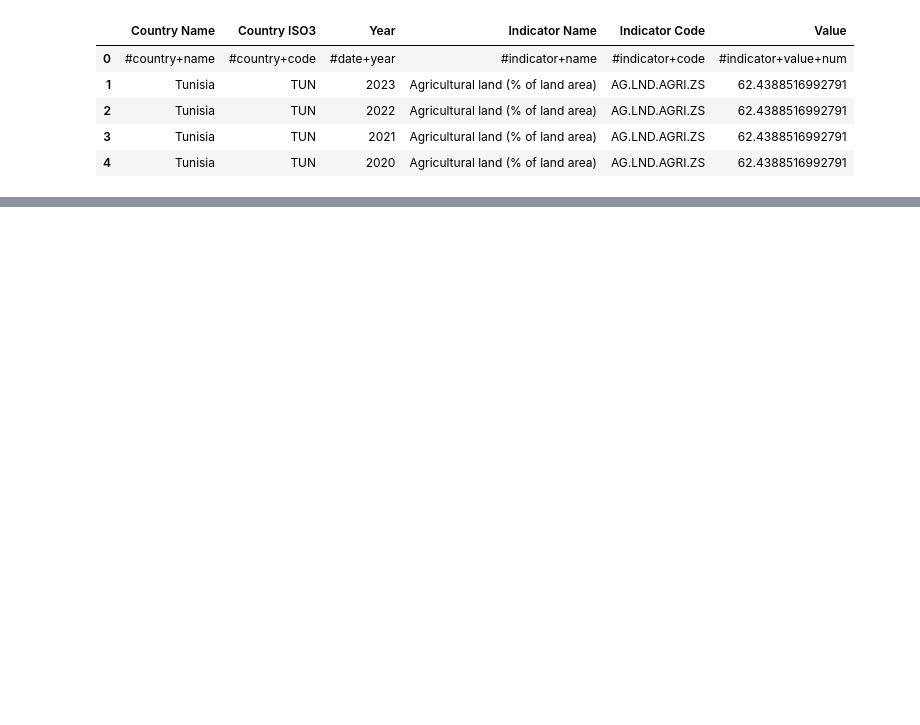
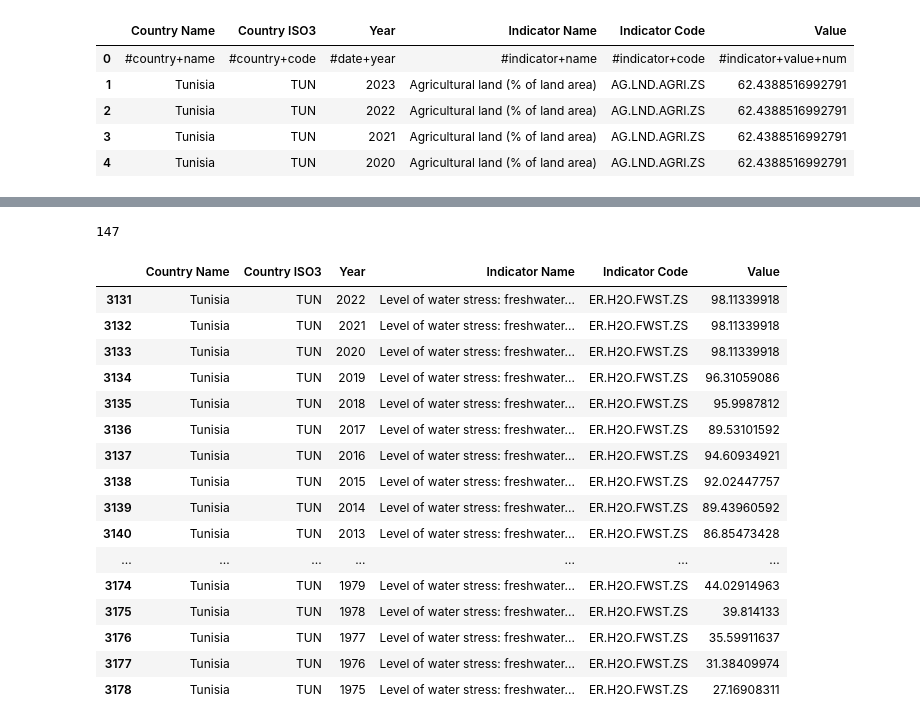
Before and after one commit to FarahR01/tunisia_water_stress, a Jupyter notebook: notebooks/01_data_exploration.ipynb, the cells around one changed output, grey strips where cells are left out. Cells and saved outputs as stored; diff of their text form; code cells hidden in the pictures; blank space fills up the shorter version.

```diff
--- a/notebooks/01_data_exploration.ipynb
+++ b/notebooks/01_data_exploration.ipynb
@@ -24,0 +53,24 @@ df.head()
+# %%
+df["Indicator Name"].nunique()
+# %% [output]
+147
+# %%
+df[df["Indicator Name"].str.contains("water stress", case=False, na=False)]
+# %% [output]
+|  | Country Name | Country ISO3 | Year | Indicator Name | Indicator Code | Value |
+| 3131 | Tunisia | TUN | 2022 | Level of water stress: freshwater... | ER.H2O.FWST.ZS | 98.11339918 |
+| 3132 | Tunisia | TUN | 2021 | Level of water stress: freshwater... | ER.H2O.FWST.ZS | 98.11339918 |
+| 3133 | Tunisia | TUN | 2020 | Level of water stress: freshwater... | ER.H2O.FWST.ZS | 98.11339918 |
+| 3134 | Tunisia | TUN | 2019 | Level of water stress: freshwater... | ER.H2O.FWST.ZS | 96.31059086 |
+| 3135 | Tunisia | TUN | 2018 | Level of water stress: freshwater... | ER.H2O.FWST.ZS | 95.9987812 |
+| 3136 | Tunisia | TUN | 2017 | Level of water stress: freshwater... | ER.H2O.FWST.ZS | 89.53101592 |
+| 3137 | Tunisia | TUN | 2016 | Level of water stress: freshwater... | ER.H2O.FWST.ZS | 94.60934921 |
+| 3138 | Tunisia | TUN | 2015 | Level of water stress: freshwater... | ER.H2O.FWST.ZS | 92.02447757 |
+| 3139 | Tunisia | TUN | 2014 | Level of water stress: freshwater... | ER.H2O.FWST.ZS | 89.43960592 |
+| 3140 | Tunisia | TUN | 2013 | Level of water stress: freshwater... | ER.H2O.FWST.ZS | 86.85473428 |
+| ... | ... | ... | ... | ... | ... | ... |
+| 3174 | Tunisia | TUN | 1979 | Level of water stress: freshwater... | ER.H2O.FWST.ZS | 44.02914963 |
+| 3175 | Tunisia | TUN | 1978 | Level of water stress: freshwater... | ER.H2O.FWST.ZS | 39.814133 |
+| 3176 | Tunisia | TUN | 1977 | Level of water stress: freshwater... | ER.H2O.FWST.ZS | 35.59911637 |
+| 3177 | Tunisia | TUN | 1976 | Level of water stress: freshwater... | ER.H2O.FWST.ZS | 31.38409974 |
+| 3178 | Tunisia | TUN | 1975 | Level of water stress: freshwater... | ER.H2O.FWST.ZS | 27.16908311 |
```
Also changed, not shown: parts of 9 cells of this notebook, 2 other files.
